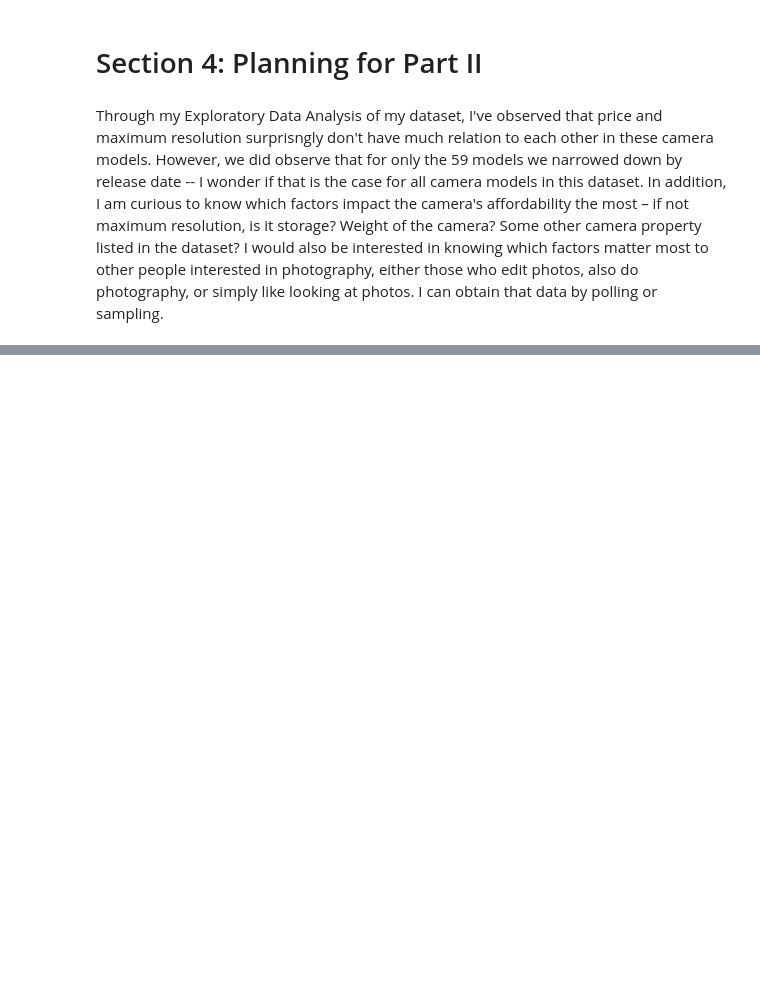
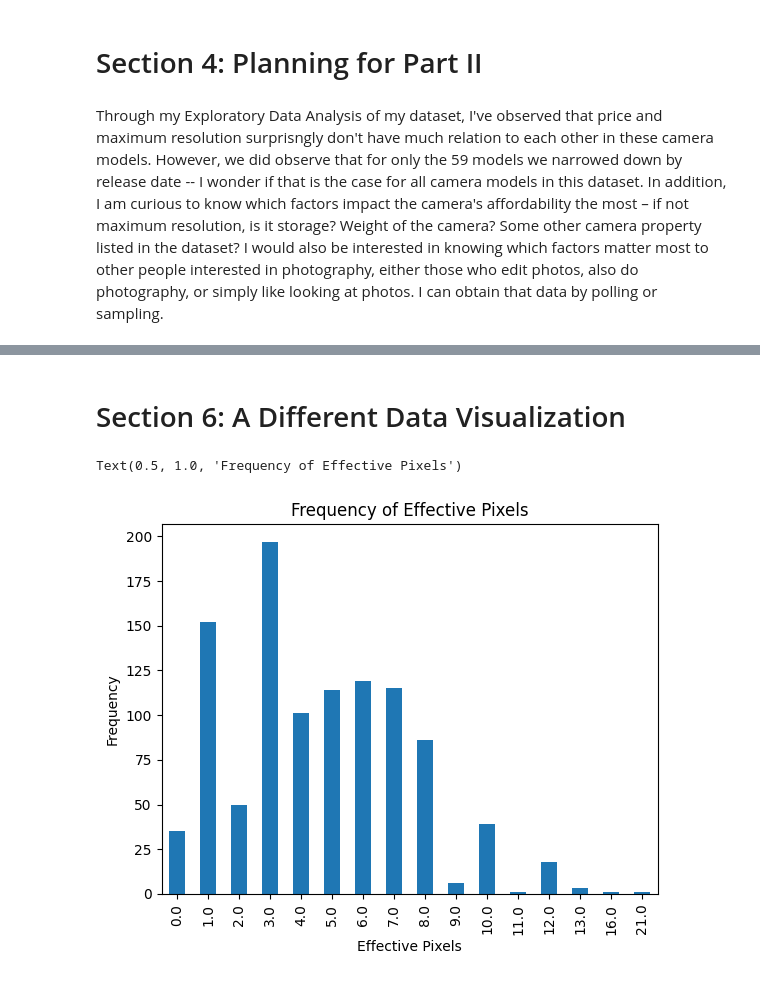
Before and after one commit to rkwreck/STAT107_Labs_and_Projects, a Jupyter notebook: project2/proj_2_cameras.ipynb, the cells around one changed output, grey strips where cells are left out. Saved outputs shown, nothing was run; the diff lists cells and outputs as text; code cells hidden in the pictures; blank space fills up the shorter version.

```diff
--- a/project2/proj_2_cameras.ipynb
+++ b/project2/proj_2_cameras.ipynb
@@ -166,0 +251,12 @@ Through my Exploratory Data Analysis of my dataset, I've observed that price and
+# %% [markdown]
+<h1>Section 6: A Different Data Visualization</h1>
+# %%
+frequencies = df['Effective pixels'].value_counts().sort_index()
+frequencies.plot.bar()
+
+plt.xlabel('Effective Pixels')
+plt.ylabel('Frequency')
+plt.title('Frequency of Effective Pixels')
+# %% [output]
+Text(0.5, 1.0, 'Frequency of Effective Pixels')
+[figure, added]
```
Also changed, not shown: parts of 27 cells of this notebook.
